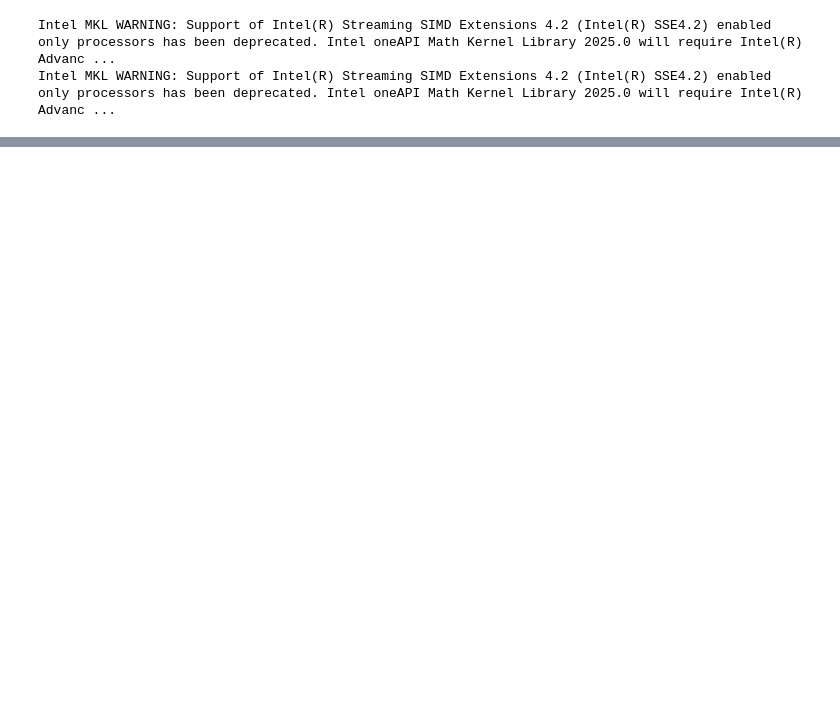
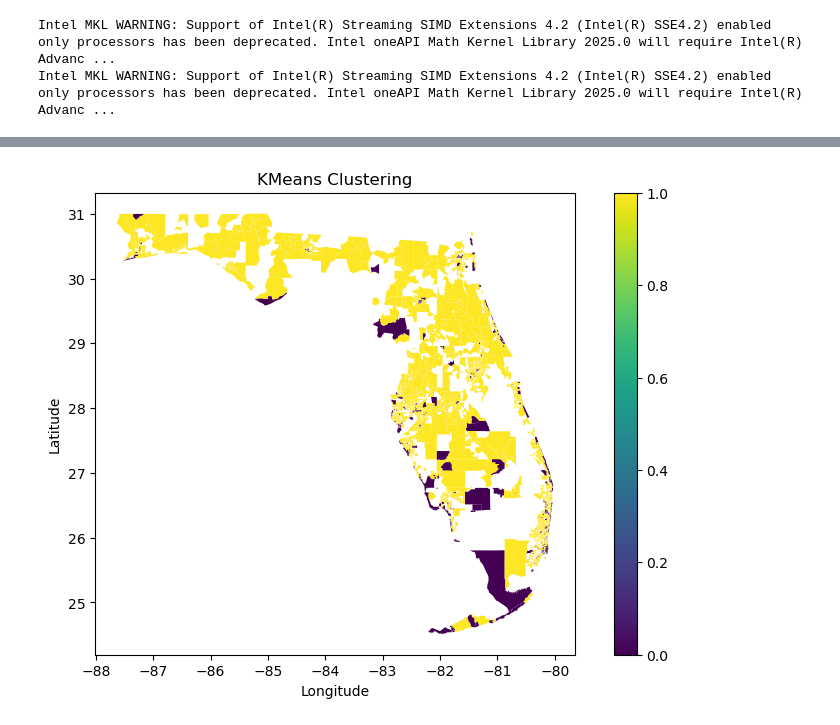
Before and after one commit to urbanailab/Python_Tutorials, a Jupyter notebook: UnsupervisedLearning/Kmeans.ipynb, the cells around one changed output, grey strips where cells are left out. Drawn from its saved outputs; the diff is of its cells as text; code cells hidden in the pictures; blank space fills up the shorter version.

```diff
--- a/UnsupervisedLearning/Kmeans.ipynb
+++ b/UnsupervisedLearning/Kmeans.ipynb
@@ -53,0 +21,7 @@ plt.show()
+# %%
+# Ensure the data type matches for merging
+florida_shapefile['GEOID'] = florida_shapefile['GEOID'].astype('int64')
+df['full_ct_fips'] = df['full_ct_fips'].astype('int64')
+# %%
+# Selecting as 2D array for consistency with sklearn
+X = df[['travel_driving_ratio']].values
@@ -53,0 +32,4 @@ plt.show()
+# %%
+# Perform KMeans clustering on the scaled features, specifying 2 clusters and a random state for reproducibility
+kmeans = KMeans(n_clusters=2, random_state=42).fit(X_scaled)
+df['cluster'] = kmeans.labels_
@@ -53,0 +54,16 @@ plt.show()
+# %%
+# Merge the cluster labels into the shapefile GeoDataFrame
+df_shp = florida_shapefile.merge(df,
+                                 how='left',
+                                 left_on='GEOID',
+                                 right_on='full_ct_fips')
+# %%
+# Plot the shapefile with clustering results
+fig, ax = plt.subplots(figsize=(10, 6))
+df_shp.plot(ax=ax, column='cluster', cmap='viridis', legend=True, edgecolor='none')
+plt.title('KMeans Clustering')
+plt.xlabel('Longitude')
+plt.ylabel('Latitude')
+plt.show()
+# %% [output]
+[figure, added]
```
Also changed, not shown: parts of 11 cells of this notebook, 8 other files.
